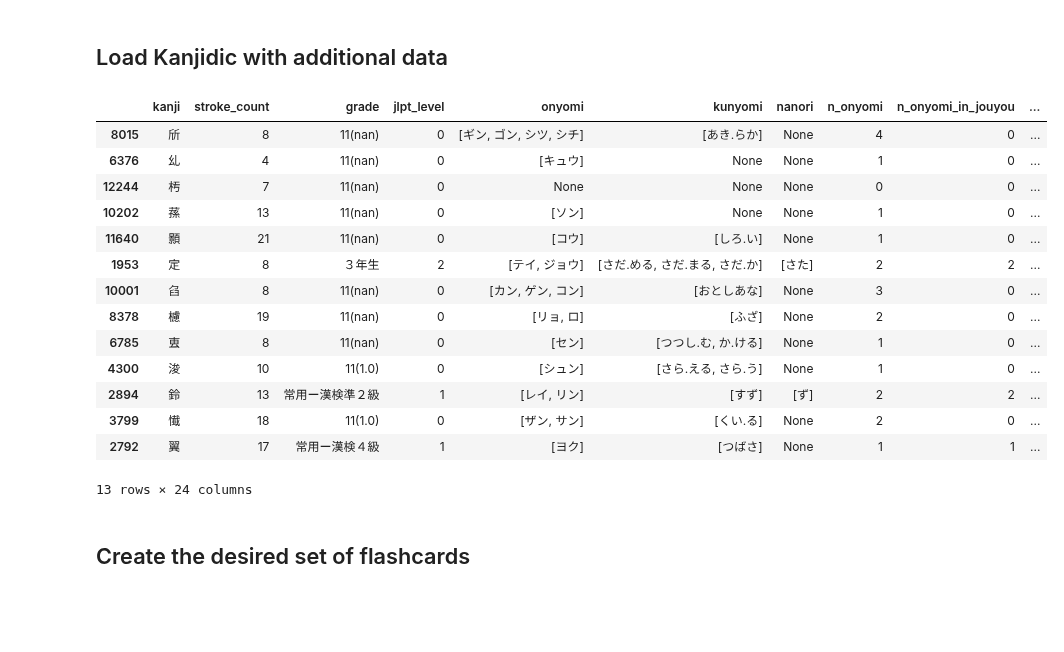
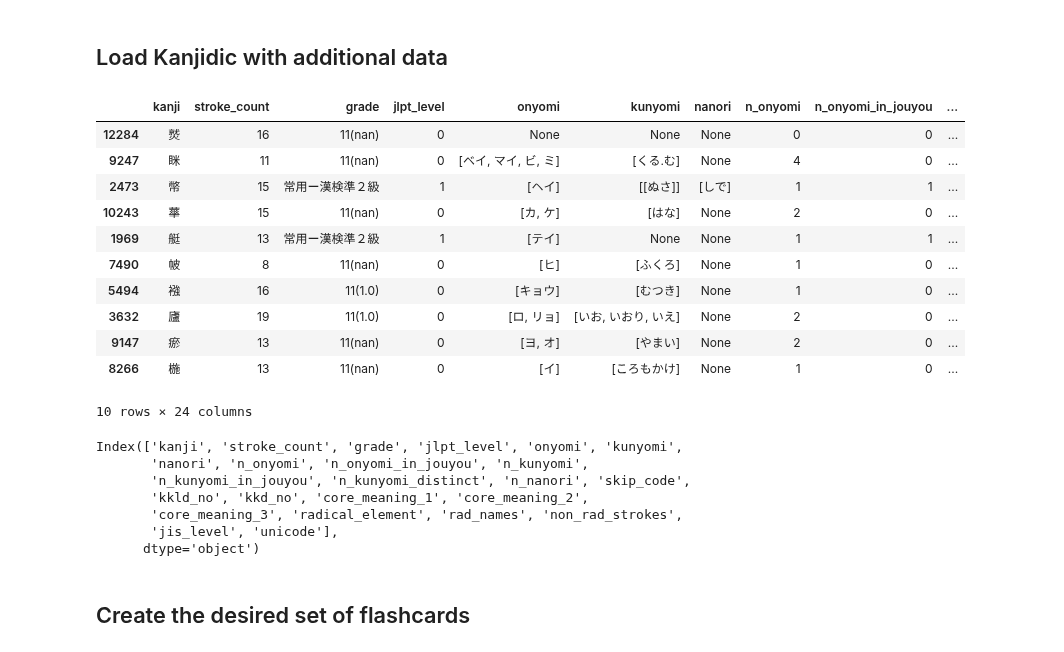
Before and after one commit to glillacci/kanji, a Jupyter notebook: Kanji_flashcards.ipynb, the cells around one changed output. Drawn from its saved outputs; the diff is of its cells as text; code cells hidden in the pictures; blank space fills up the shorter version.

Commit message:
Update kanji flashcards.

```diff
--- a/Kanji_flashcards.ipynb
+++ b/Kanji_flashcards.ipynb
@@ -36,37 +36,44 @@ GRADE = GRADE_SETTINGS[SET_NUMBER]
 # %%
 kanji = pd.read_parquet(f'{DATA_PATH}/kanjidic_with_additional_data.parquet')
 
 kanji = kanji[['kanji', 'stroke_count', 'grade', 'jlpt_level', 'onyomi', 'kunyomi',
                'nanori', 'n_onyomi', 'n_onyomi_in_jouyou', 'n_kunyomi', 'n_kunyomi_in_jouyou',
                'n_kunyomi_distinct', 'n_nanori', 'skip_code_corrected', 'kkld_no', 'kkd_no',
                'core_meaning_1', 'core_meaning_2', 'core_meaning_3',
                'radical_element', 'rad_names', 'non_rad_strokes', 'jis_level', 'unicode']]
 
 kanji = kanji.rename({
     'skip_code_corrected': 'skip_code'
 }, axis=1)
 
 kanji['jlpt_level'] = kanji['jlpt_level'].fillna(0).astype(int)
 kanji['kkld_no'] = kanji['kkld_no'].fillna(0).astype(int)
 kanji['kkd_no'] = kanji['kkd_no'].fillna(0).astype(int)
 
-kanji.sample(frac=0.001)
+kanji.sample(n=10)
 # %% [output]
 |  | kanji | stroke_count | grade | jlpt_level | onyomi | kunyomi | nanori | n_onyomi | n_onyomi_in_jouyou | ... |
-| 8015 | 斦 | 8 | 11(nan) | 0 | [ギン, ゴン, シツ, シチ] | [あき.らか] | None | 4 | 0 | ... |
-| 6376 | 乣 | 4 | 11(nan) | 0 | [キュウ] | None | None | 1 | 0 | ... |
-| 12244 | 𣏓 | 7 | 11(nan) | 0 | None | None | None | 0 | 0 | ... |
-| 10202 | 蓀 | 13 | 11(nan) | 0 | [ソン] | None | None | 1 | 0 | ... |
-| 11640 | 顥 | 21 | 11(nan) | 0 | [コウ] | [しろ.い] | None | 1 | 0 | ... |
-| 1953 | 定 | 8 | ３年生 | 2 | [テイ, ジョウ] | [さだ.める, さだ.まる, さだ.か] | [さた] | 2 | 2 | ... |
-| 10001 | 臽 | 8 | 11(nan) | 0 | [カン, ゲン, コン] | [おとしあな] | None | 3 | 0 | ... |
-| 8378 | 櫖 | 19 | 11(nan) | 0 | [リョ, ロ] | [ふざ] | None | 2 | 0 | ... |
-| 6785 | 叀 | 8 | 11(nan) | 0 | [セン] | [つつし.む, か.ける] | None | 1 | 0 | ... |
-| 4300 | 浚 | 10 | 11(1.0) | 0 | [シュン] | [さら.える, さら.う] | None | 1 | 0 | ... |
-| 2894 | 鈴 | 13 | 常用ー漢検準２級 | 1 | [レイ, リン] | [すず] | [ず] | 2 | 2 | ... |
-| 3799 | 懴 | 18 | 11(1.0) | 0 | [ザン, サン] | [くい.る] | None | 2 | 0 | ... |
-| 2792 | 翼 | 17 | 常用ー漢検４級 | 1 | [ヨク] | [つばさ] | None | 1 | 1 | ... |
+| 12284 | 𤎼 | 16 | 11(nan) | 0 | None | None | None | 0 | 0 | ... |
+| 9247 | 眯 | 11 | 11(nan) | 0 | [ベイ, マイ, ビ, ミ] | [くる.む] | None | 4 | 0 | ... |
+| 2473 | 幣 | 15 | 常用ー漢検準２級 | 1 | [ヘイ] | [[ぬさ]] | [しで] | 1 | 1 | ... |
+| 10243 | 蕐 | 15 | 11(nan) | 0 | [カ, ケ] | [はな] | None | 2 | 0 | ... |
+| 1969 | 艇 | 13 | 常用ー漢検準２級 | 1 | [テイ] | None | None | 1 | 1 | ... |
+| 7490 | 帔 | 8 | 11(nan) | 0 | [ヒ] | [ふくろ] | None | 1 | 0 | ... |
+| 5494 | 襁 | 16 | 11(1.0) | 0 | [キョウ] | [むつき] | None | 1 | 0 | ... |
+| 3632 | 廬 | 19 | 11(1.0) | 0 | [ロ, リョ] | [いお, いおり, いえ] | None | 2 | 0 | ... |
+| 9147 | 瘀 | 13 | 11(nan) | 0 | [ヨ, オ] | [やまい] | None | 2 | 0 | ... |
+| 8266 | 椸 | 13 | 11(nan) | 0 | [イ] | [ころもかけ] | None | 1 | 0 | ... |
-13 rows × 24 columns
+10 rows × 24 columns
+# %%
+kanji.columns
+# %% [output]
+Index(['kanji', 'stroke_count', 'grade', 'jlpt_level', 'onyomi', 'kunyomi',
+       'nanori', 'n_onyomi', 'n_onyomi_in_jouyou', 'n_kunyomi',
+       'n_kunyomi_in_jouyou', 'n_kunyomi_distinct', 'n_nanori', 'skip_code',
+       'kkld_no', 'kkd_no', 'core_meaning_1', 'core_meaning_2',
+       'core_meaning_3', 'radical_element', 'rad_names', 'non_rad_strokes',
+       'jis_level', 'unicode'],
+      dtype='object')
 # %% [markdown]
 ## Create the desired set of flashcards
 # %%
```
Also changed, not shown: parts of 7 cells of this notebook, 2 other files.
